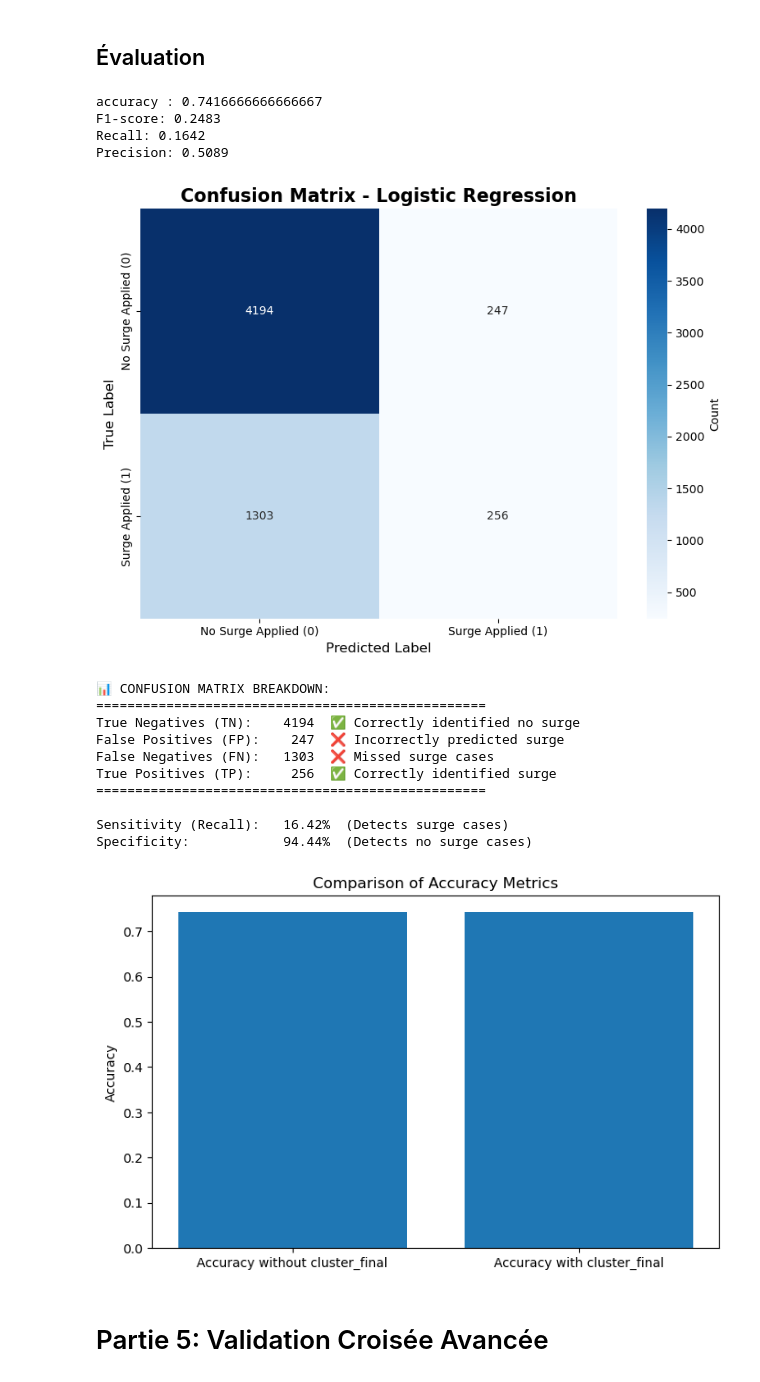
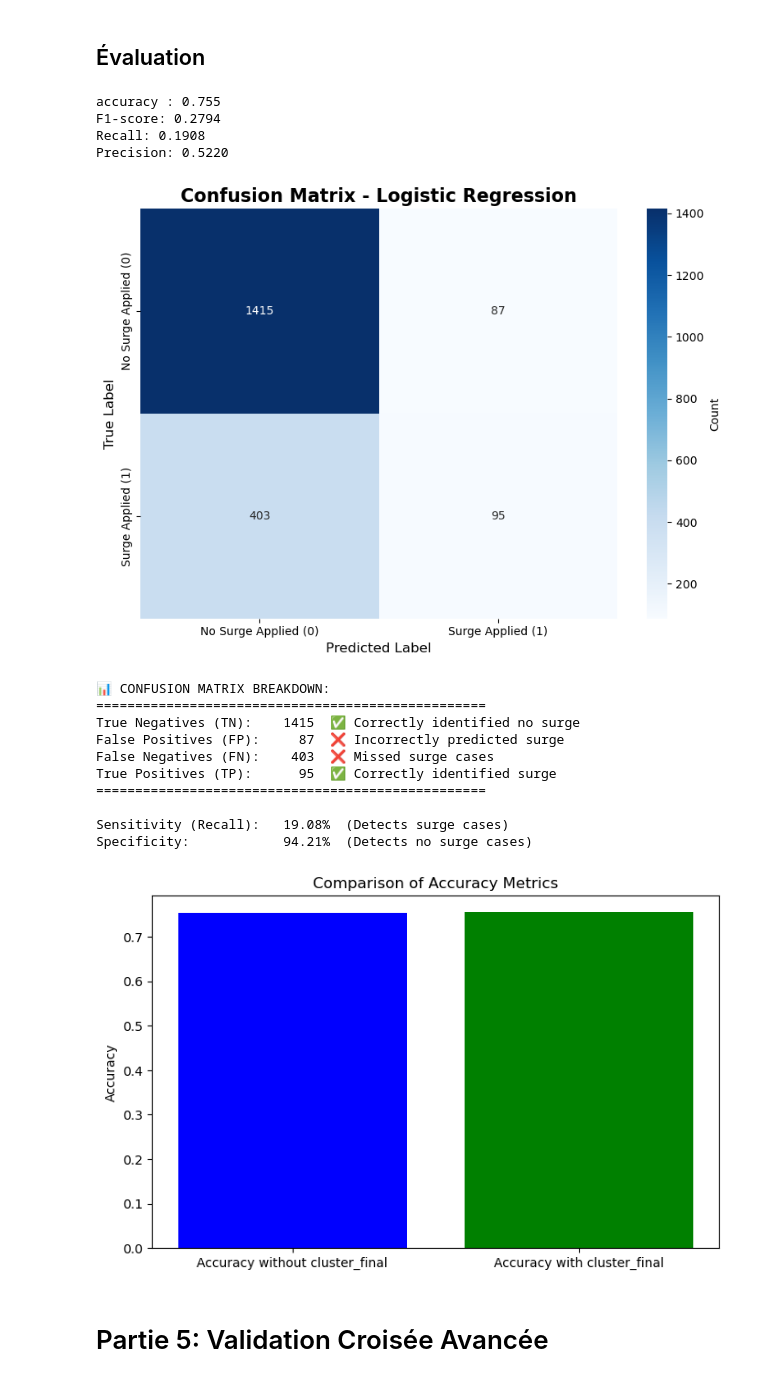
Before and after one commit to Hafaiedh-Habib/Machine-Learning-Project, a Jupyter notebook: Projet.ipynb, the cells around one changed output. Saved outputs shown, nothing was run; the diff lists cells and outputs as text; code cells hidden in the pictures.

```diff
--- a/Projet.ipynb
+++ b/Projet.ipynb
@@ -1168,12 +1168,12 @@ X_train, X_test, y_train, y_test = train_test_split(x, y, train_size=0.8 , rando
 # %%
 from sklearn.linear_model import LogisticRegression
 # %%
-logmodel = LogisticRegression(max_iter=1000)
-logmodel.fit(X_test,y_test)
+model1 = LogisticRegression(max_iter=1000)
+model1.fit(X_train, y_train)
 # %% [output]
 LogisticRegression(max_iter=1000)
 # %%
-predictions = logmodel.predict(X_test)
+pred1 = model1.predict(X_test)
 # %% [markdown]
 ## Évaluation
 # %%
@@ -1244,29 +1244,29 @@ y1=df_sample['surge_applied']
 # %%
 X1_train, X1_test, y1_train, y1_test = train_test_split(x1, y1, train_size=0.8 , random_state=100)
 # %%
-logmodel = LogisticRegression(max_iter=1000)
-logmodel.fit(X1_test,y1_test)
+model2 = LogisticRegression(max_iter=1000)
+model2.fit(X1_train, y1_train)
 # %% [output]
 LogisticRegression(max_iter=1000)
 # %%
-predictions = logmodel.predict(X1_test)
+pred2 = model2.predict(X1_test)
 # %% [markdown]
 ## Évaluation
 # %%
 print(
-f'accuracy : {accuracy_score(y1_test, predictions)}\n'
-f"F1-score: {f1_score(y1_test, predictions):.4f}\n"
-f"Recall: {recall_score(y1_test, predictions):.4f}\n"
-f"Precision: { precision_score(y1_test, predictions):.4f}\n"
+f'accuracy : {accuracy_score(y1_test, pred2)}\n'
+f"F1-score: {f1_score(y1_test, pred2):.4f}\n"
+f"Recall: {recall_score(y1_test, pred2):.4f}\n"
+f"Precision: { precision_score(y1_test, pred2):.4f}\n"
 )
 # %% [output]
-accuracy : 0.7416666666666667
-F1-score: 0.2483
-Recall: 0.1642
-Precision: 0.5089
+accuracy : 0.755
+F1-score: 0.2794
+Recall: 0.1908
+Precision: 0.5220
 # %%
 # Calculer la matrice de confusion
-cm = confusion_matrix(y1_test, predictions)
+cm = confusion_matrix(y1_test, pred2)
 
 # Créer la visualisation
 plt.figure(figsize=(8, 6))
@@ -1297,31 +1297,31 @@ specificity = tn / (tn + fp) if (tn + fp) > 0 else 0
 print(f"\nSensitivity (Recall):   {sensitivity:.2%}  (Detects surge cases)")
 print(f"Specificity:            {specificity:.2%}  (Detects no surge cases)")
 # %% [output]
-[figure, old version]
+[figure, new version]
 📊 CONFUSION MATRIX BREAKDOWN:
 ==================================================
-True Negatives (TN):    4194  ✅ Correctly identified no surge
-False Positives (FP):    247  ❌ Incorrectly predicted surge
-False Negatives (FN):   1303  ❌ Missed surge cases
-True Positives (TP):     256  ✅ Correctly identified surge
+True Negatives (TN):    1415  ✅ Correctly identified no surge
+False Positives (FP):     87  ❌ Incorrectly predicted surge
+False Negatives (FN):    403  ❌ Missed surge cases
+True Positives (TP):      95  ✅ Correctly identified surge
 ==================================================
 
-Sensitivity (Recall):   16.42%  (Detects surge cases)
-Specificity:            94.44%  (Detects no surge cases)
+Sensitivity (Recall):   19.08%  (Detects surge cases)
+Specificity:            94.21%  (Detects no surge cases)
 # %%
 from sklearn.metrics import accuracy_score
 
-Accuracy = [ accuracy_score(y_test, predictions), accuracy_score(y1_test, predictions)]
+Accuracy = [ accuracy_score(y_test, pred1), accuracy_score(y1_test, pred2)]
 
 labels = ['Accuracy without cluster_final', 'Accuracy with cluster_final']
 
 plt.figure(figsize=(8, 5))
-plt.bar(labels, Accuracy)
+plt.bar(labels, Accuracy, color=['blue', 'green'])
 plt.ylabel('Accuracy')
 plt.title('Comparison of Accuracy Metrics')
 plt.show()
 # %% [output]
-[figure, old version]
+[figure, new version]
 # %% [markdown]
 # Partie 5: Validation Croisée Avancée
 # %% [markdown]
```
Also changed, not shown: parts of 38 cells of this notebook.
